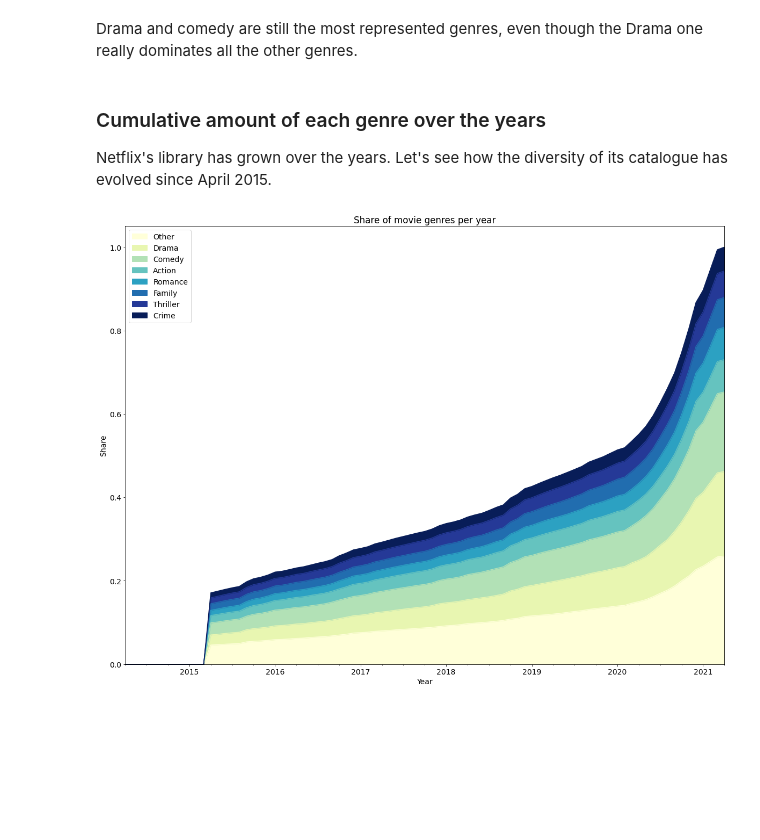
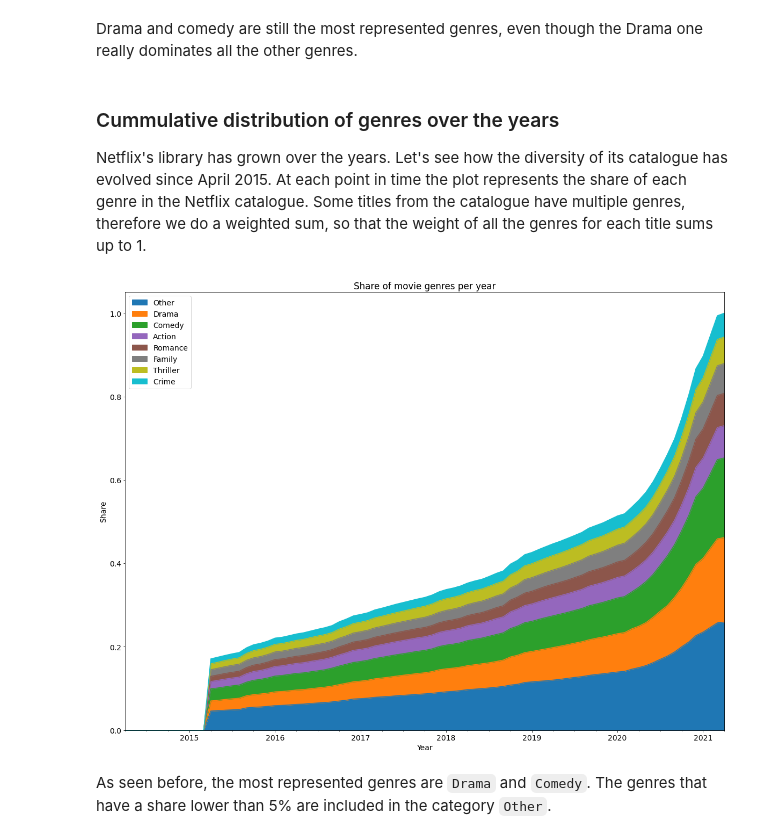
Before and after one commit to karimassi/netviz, a Jupyter notebook: milestones/eda.ipynb, the cells around one changed output. Cells and saved outputs as stored; diff of their text form; code cells hidden in the pictures; blank space fills up the shorter version.

```diff
--- a/milestones/eda.ipynb
+++ b/milestones/eda.ipynb
@@ -339,9 +323,9 @@ movies.head(200)
 # %% [markdown]
 Drama and comedy are still the most represented genres, even though the Drama one really dominates all the other genres.
 # %% [markdown]
-### Cumulative amount of each genre over the years
+### Cummulative distribution of genres over the years
 
-Netflix's library has grown over the years. Let's see how the diversity of its catalogue has evolved since April 2015.
+Netflix's library has grown over the years. Let's see how the diversity of its catalogue has evolved since April 2015. At each point in time the plot represents the share of each genre in the Netflix catalogue. Some titles from the catalogue have multiple genres, therefore we do a weighted sum, so that the weight of all the genres for each title sums up to 1.
 # %%
 movies_release_genre = movies[['title', 'genres', 'release date on Netflix']].dropna()
 movies_release_genre['release date on Netflix'] = movies_release_genre['release date on Netflix']\
@@ -409,32 +393,34 @@ stats_per_genre = {
     ])\
     for genre in all_genres
 }
 
 OTHERS_THRESHOLD = 5e-2
 other = sum([
     stats\
     for stats in stats_per_genre.values()\
     if stats[-1] < OTHERS_THRESHOLD
 ])
 
 stats_per_genre = {
     key: stats_per_genre[key]\
     for key in stats_per_genre\
     if stats_per_genre[key][-1] >= OTHERS_THRESHOLD
 }
 
 stats_per_genre['Other'] = other
 
 stats_per_genre = {
     genre: stats_per_genre[genre]\
     for genre in sorted(stats_per_genre, key=lambda x: -stats_per_genre[x][-1])
 }
 
 
-pd.DataFrame(stats_per_genre, index=x_points).plot.area(figsize=(20, 15), cmap='YlGnBu')
+pd.DataFrame(stats_per_genre, index=x_points).plot.area(figsize=(20, 15), cmap='tab10')
 plt.title('Share of movie genres per year')
 plt.xlabel('Year')
 plt.ylabel('Share')
 plt.show()
 # %% [output]
-[figure, old version]
+[figure, new version]
+# %% [markdown]
+As seen before, the most represented genres are `Drama` and `Comedy`. The genres that have a share lower than 5% are included in the category `Other`.
```
Also changed, not shown: parts of 4 cells of this notebook.
